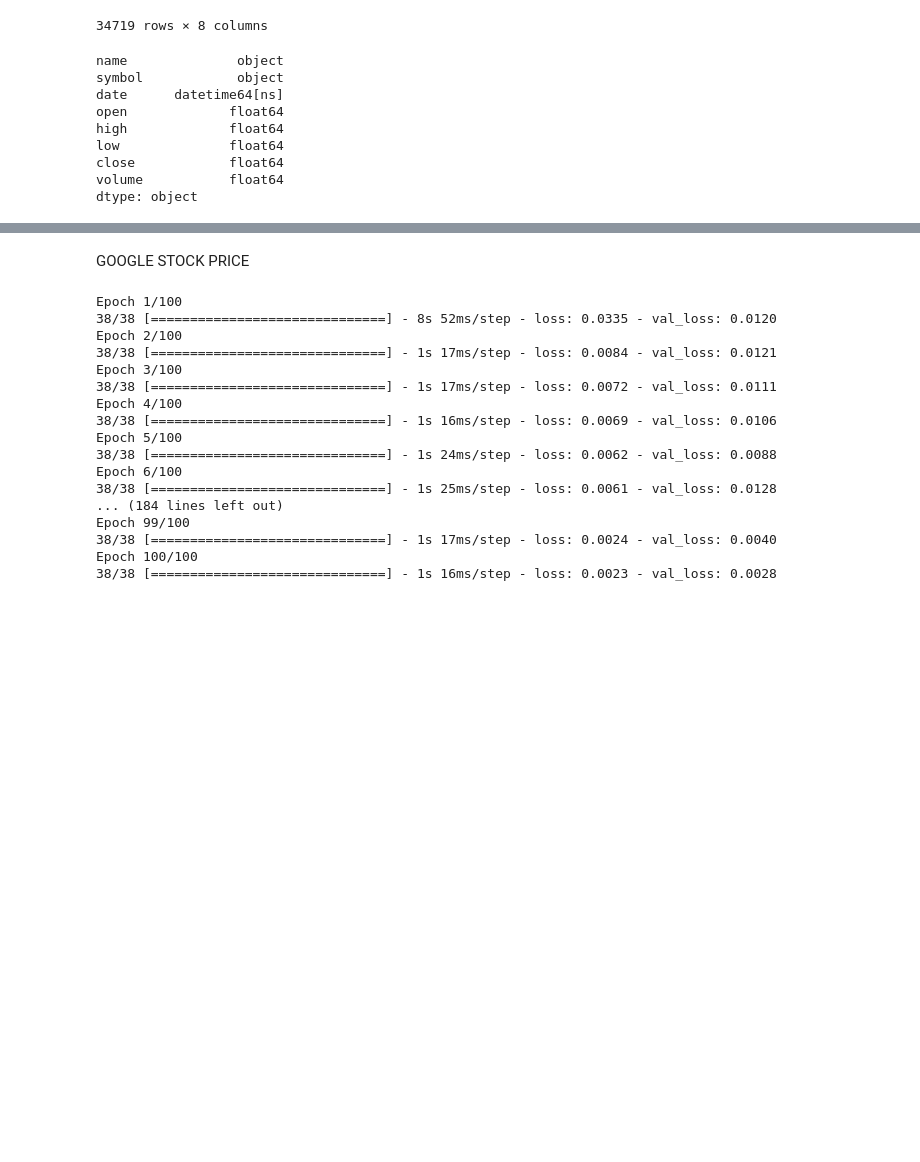
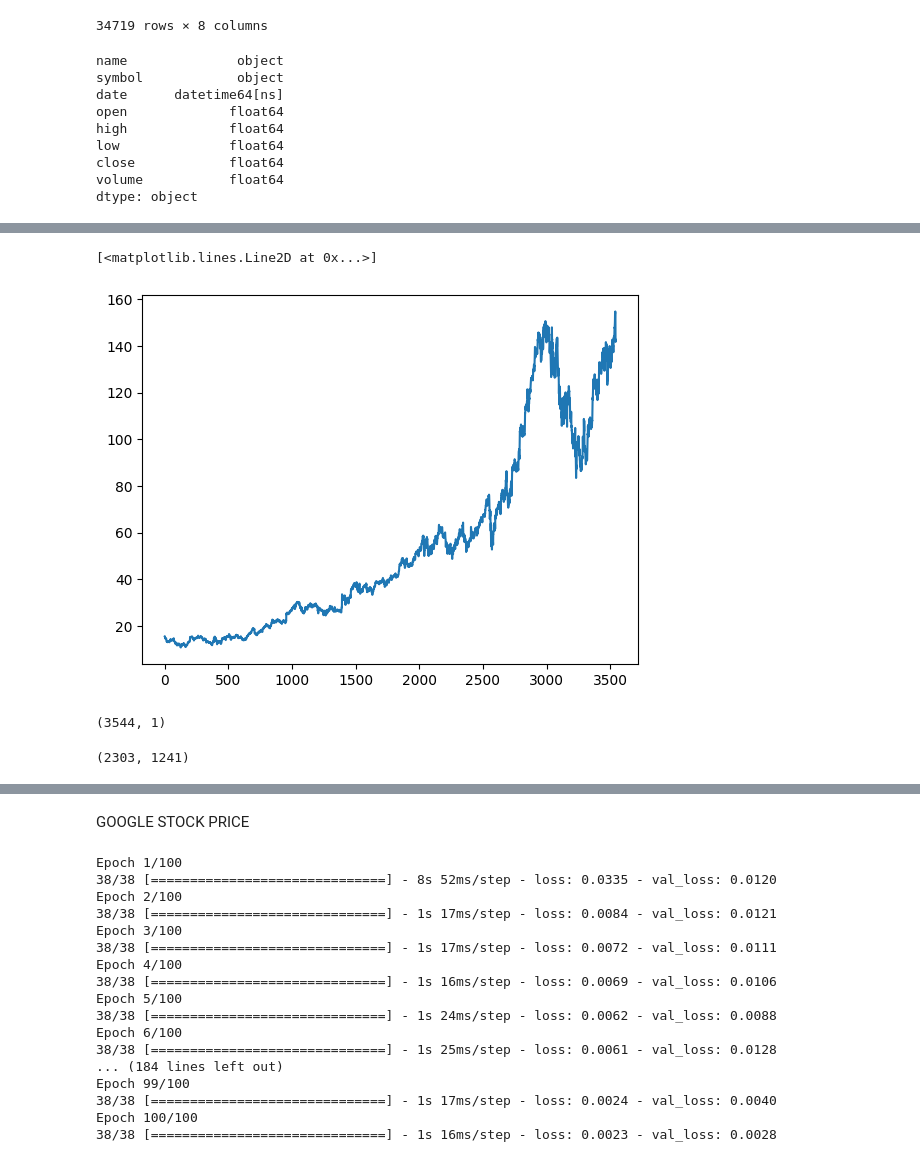
Before and after one commit to urusha-shrestha/stock_price_prediction, a Jupyter notebook: FinVest_Model.ipynb, the cells around one changed output, grey strips where cells are left out. Saved outputs shown, nothing was run; the diff lists cells and outputs as text; code cells hidden in the pictures; blank space fills up the shorter version.

```diff
--- a/FinVest_Model.ipynb
+++ b/FinVest_Model.ipynb
@@ -106,3 +108,6 @@ low              float64
 close            float64
 volume           float64
 dtype: object
+# %%
+google_df=data[data.symbol=='GOOG'].reset_index()['close']
+google_df
@@ -108,0 +127,5 @@ dtype: object
+# %%
+plt.plot(google_df)
+# %% [output]
+[<matplotlib.lines.Line2D at 0x...>]
+[figure, added]
@@ -108,0 +135,4 @@ dtype: object
+# %%
+google_df.shape
+# %% [output]
+(3544, 1)
@@ -108,0 +144,4 @@ dtype: object
+# %%
+training_size,test_size
+# %% [output]
+(2303, 1241)
```
Also changed, not shown: parts of 29 cells of this notebook.
